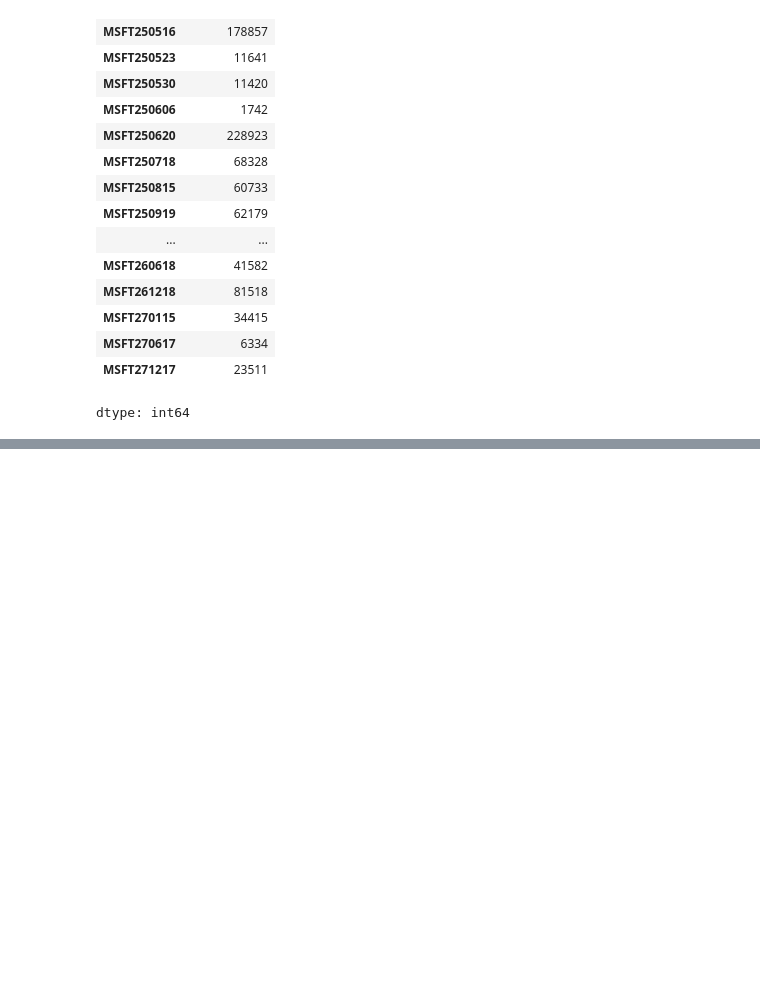
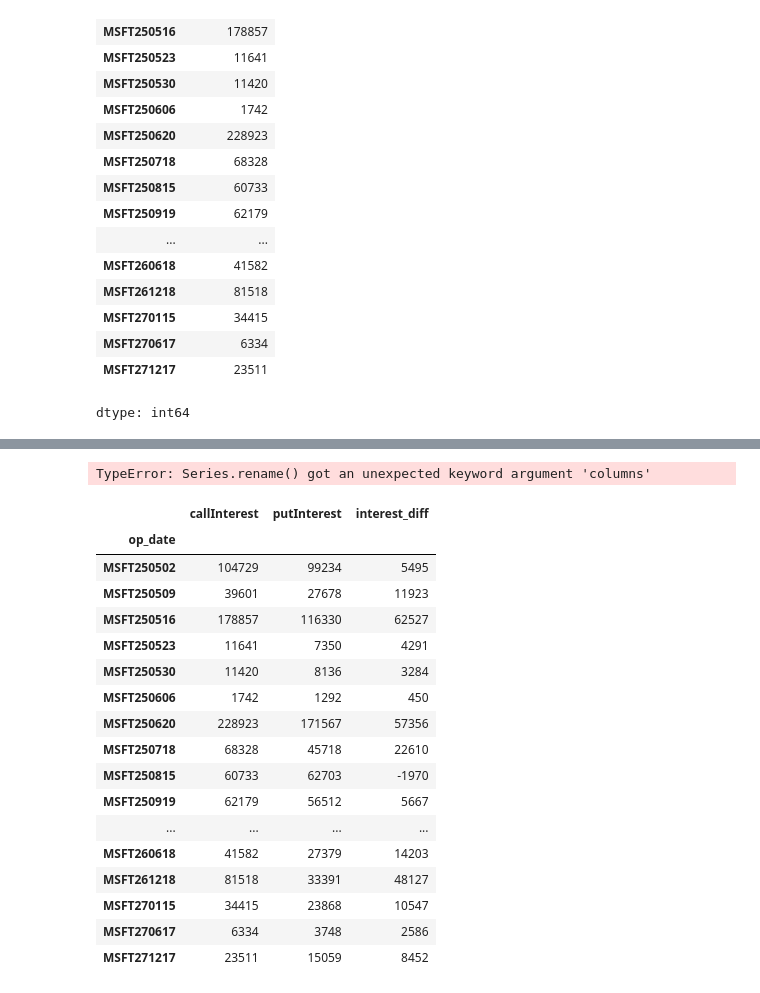
Before and after one commit to WillWang1989/misc, a Jupyter notebook: code snippets/yfinance.ipynb, the cells around one changed output, grey strips where cells are left out. Cells and saved outputs as stored; diff of their text form; code cells hidden in the pictures; blank space fills up the shorter version.

```diff
--- a/code snippets/yfinance.ipynb
+++ b/code snippets/yfinance.ipynb
@@ -149,3 +149,7 @@ grouped_calls
 | MSFT270617 | 6334 |
 | MSFT271217 | 23511 |
 dtype: int64
+# %%
+df_puts['op_date'] = df_puts['contractSymbol'].str[:10]
+grouped_puts = df_puts.groupby('op_date')['openInterest'].sum()
+grouped_puts
@@ -151,0 +176,36 @@ dtype: int64
+# %%
+# prompt: rename column openInterest to putInterest in grouped_puts, used a different way
+
+# prompt: rename column openInterest to putInterest in grouped_puts
+grouped_puts = grouped_puts.rename(columns={'openInterest': 'putInterest'})
+grouped_calls = grouped_calls.rename(columns={'openInterest': 'callInterest'})
+# %% [output]
+TypeError: Series.rename() got an unexpected keyword argument 'columns'
+# %%
+grouped_calls_df = grouped_calls.to_frame().rename(columns={'openInterest': 'callInterest'})
+grouped_puts_df = grouped_puts.to_frame().rename(columns={'openInterest': 'putInterest'})
+# %%
+# prompt: merge grouped_call_df and grouped_puts_df based on op_date column,  then add column with value equal to column callInterest minus putInterest
+
+merged_df = pd.merge(grouped_calls_df, grouped_puts_df, on='op_date', how='outer')
+merged_df['interest_diff'] = merged_df['callInterest'] - merged_df['putInterest']
+merged_df
+# %% [output]
+|  | callInterest | putInterest | interest_diff |
+| op_date |  |  |  |
+| MSFT250502 | 104729 | 99234 | 5495 |
+| MSFT250509 | 39601 | 27678 | 11923 |
+| MSFT250516 | 178857 | 116330 | 62527 |
+| MSFT250523 | 11641 | 7350 | 4291 |
+| MSFT250530 | 11420 | 8136 | 3284 |
+| MSFT250606 | 1742 | 1292 | 450 |
+| MSFT250620 | 228923 | 171567 | 57356 |
+| MSFT250718 | 68328 | 45718 | 22610 |
+| MSFT250815 | 60733 | 62703 | -1970 |
+| MSFT250919 | 62179 | 56512 | 5667 |
+| ... | ... | ... | ... |
+| MSFT260618 | 41582 | 27379 | 14203 |
+| MSFT261218 | 81518 | 33391 | 48127 |
+| MSFT270115 | 34415 | 23868 | 10547 |
+| MSFT270617 | 6334 | 3748 | 2586 |
+| MSFT271217 | 23511 | 15059 | 8452 |
```
Also changed, not shown: parts of 1 cell of this notebook.
